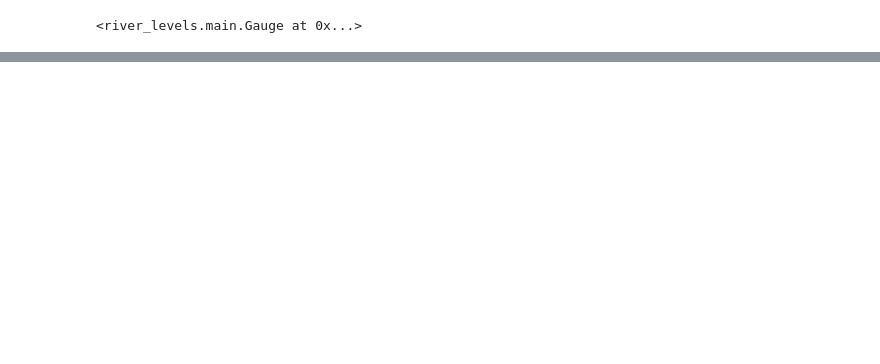
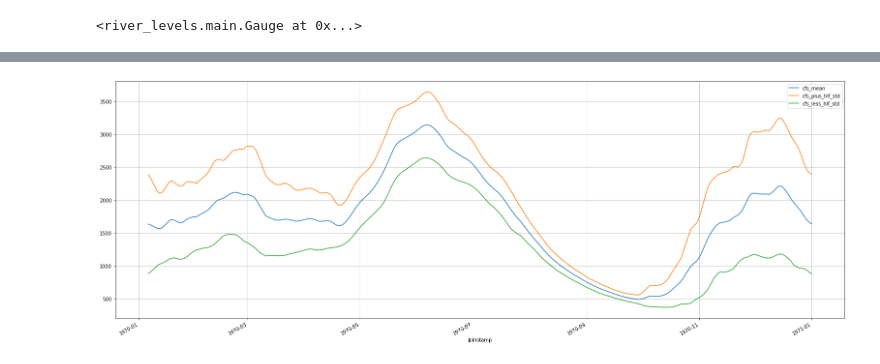
Before and after one commit to whitewater-gis/river-levels, a Jupyter notebook: notebooks/datetime-proto.ipynb, the cells around one changed output, grey strips where cells are left out. Saved outputs shown, nothing was run; the diff lists cells and outputs as text; code cells hidden in the pictures; blank space fills up the shorter version.

```diff
--- a/notebooks/datetime-proto.ipynb
+++ b/notebooks/datetime-proto.ipynb
@@ -168,0 +117,4 @@ dt.timetuple().tm_yday
+# %%
+_ = obs_mean.rolling(window=500).mean().plot(figsize=(27,10), grid=True)
+# %% [output]
+[figure, added]
```
Also changed, not shown: parts of 17 cells of this notebook, 3 other files.
